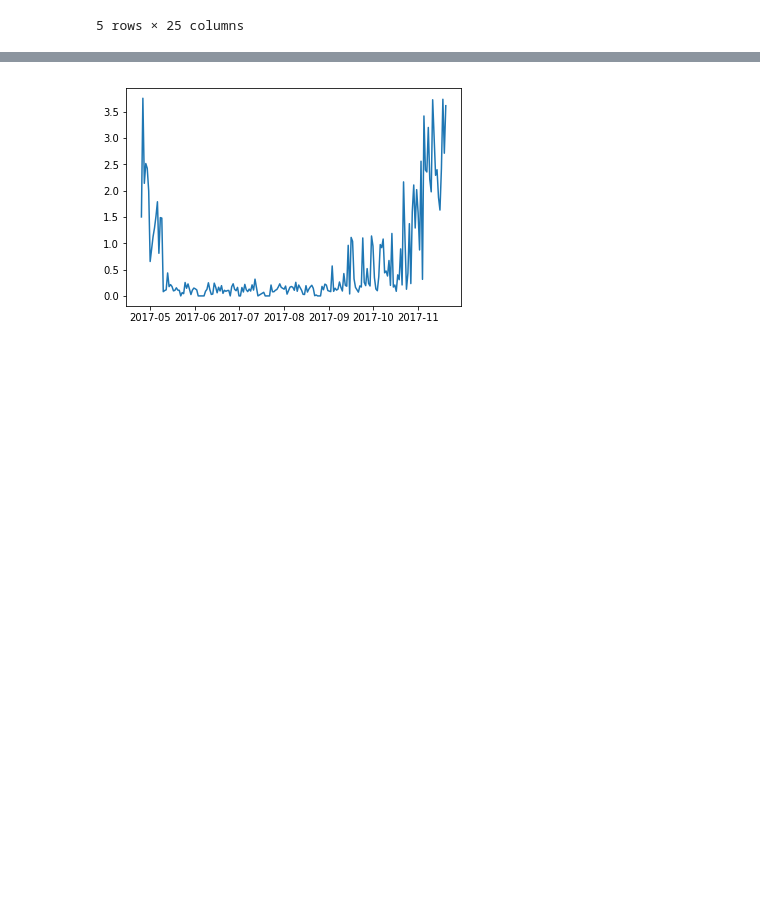
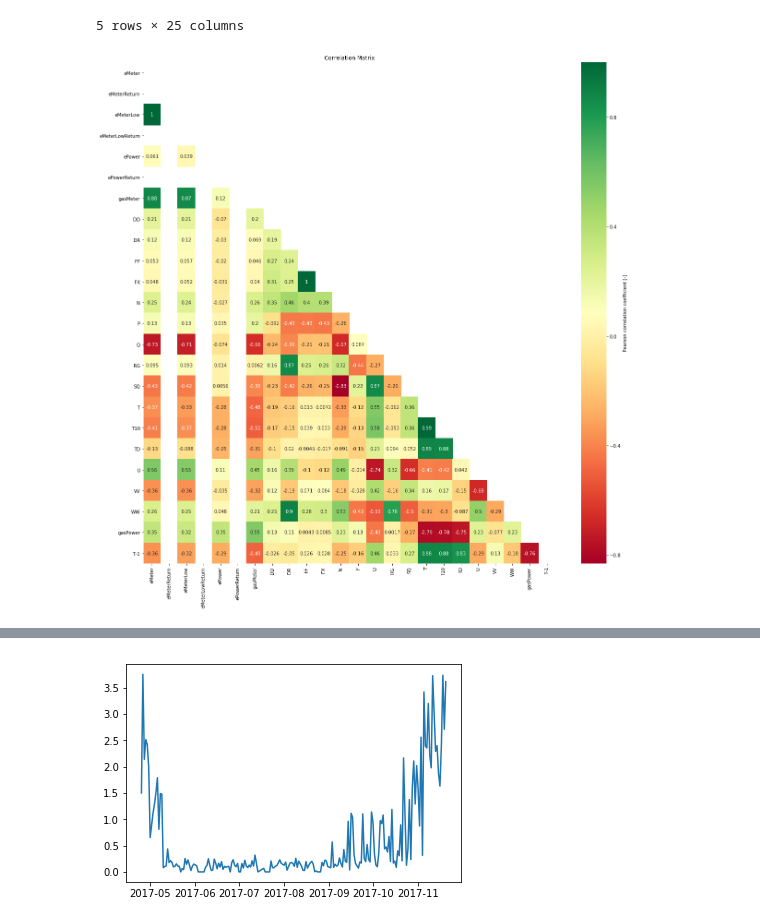
Before and after one commit to deKeijzer/KB-74-OPSCHALER, a Jupyter notebook: Personal_folders/VictorC/REGRESSION/REGRESSION.ipynb, the cells around one changed output, grey strips where cells are left out. Drawn from its saved outputs; the diff is of its cells as text; code cells hidden in the pictures; blank space fills up the shorter version.

```diff
--- a/Personal_folders/VictorC/REGRESSION/REGRESSION.ipynb
+++ b/Personal_folders/VictorC/REGRESSION/REGRESSION.ipynb
@@ -67,20 +67,21 @@ rdf.head()
 | 2017-04-28 | 800.575875 | 0.0 | 751.724250 | 0.0 | 511.259890 | 0.0 | 1614.828083 | 266.770347 | 58.366667 | ... |
 5 rows × 25 columns
 # %%
-# corr = rdf.corr()
-# mask = np.zeros_like(corr)
-# mask[np.triu_indices_from(mask)] = True
+corr = rdf.corr()
+mask = np.zeros_like(corr)
+mask[np.triu_indices_from(mask)] = True
 
-# fig, ax = plt.subplots(figsize=(25,25))
+fig, ax = plt.subplots(figsize=(20,20))
+sns.heatmap(corr, mask=mask, square=False, cmap='RdYlGn', annot=True, ax=ax,
+             cbar_kws={'label':'Pearson correlation coefficient [-]'})
 
-# sns.heatmap(corr, mask=mask, square=False, cmap='RdYlGn', annot=True, ax=ax,
-#             cbar_kws={'label':'Pearson correlation coefficient [-]'})
-
-# plt.title('Correlation Matrix')
-# plt.xticks(rotation=90)
-# plt.yticks(rotation=0)
-# #plt.savefig('sample.png', dpi=500)
-# plt.show()
+plt.title('Correlation Matrix')
+plt.xticks(rotation=90)
+plt.yticks(rotation=0)
+plt.savefig('correlationmatrix.png', dpi=500)
+plt.show()
+# %% [output]
+[figure, added]
 # %%
 rdf=rdf.dropna()
 # %%
```
Also changed, not shown: 8 other files.
